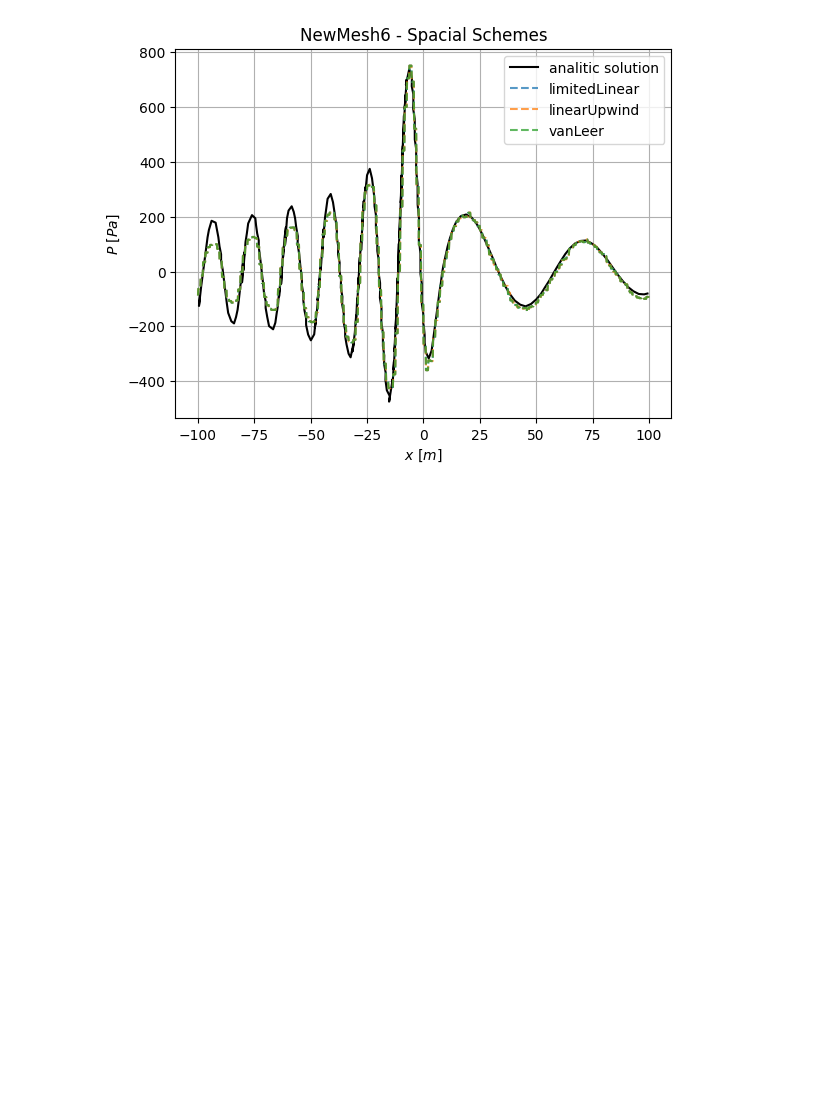
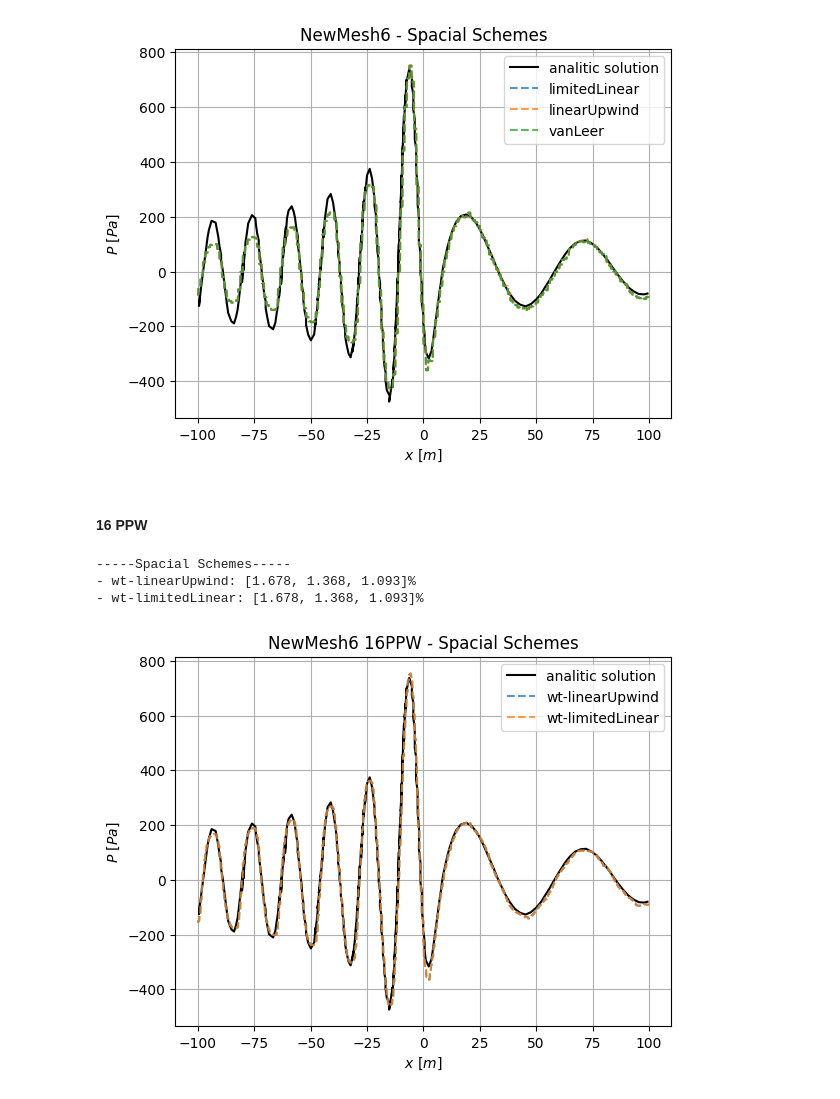
Before and after one commit to Widmark-Kaue/Aeroacoustics-Monopole-Errors, a Jupyter notebook: scripts/schemes.ipynb, the cells around one changed output. Saved outputs shown, nothing was run; the diff lists cells and outputs as text; code cells hidden in the pictures; blank space fills up the shorter version.

```diff
--- a/scripts/schemes.ipynb
+++ b/scripts/schemes.ipynb
@@ -311,3 +330,22 @@ plotSchemes(psimS, analitc=sol, title='NewMesh6 - Spacial Schemes', save=save)
 - linearUpwind: [8.93, 2.635, 1.371]%
 - vanLeer: [8.873, 2.632, 1.32]%
 [figure]
+# %% [markdown]
+#### 16 PPW
+# %%
+psimS = importData(case = 'newMesh6-16ppw', test='spacialTest')
+dic   = {'Spacial Schemes':psimS}
+
+for type in dic:
+    print(5*'-' + f'{type}' + 5*'-')
+    for scheme in dic[type]:
+        rms =  rmsSpacial((xa,pa), dic[type][scheme], windows=win)
+        print(f'- {scheme}: {[round(i*100,3) for i in rms]}%')
+
+
+plotSchemes(psimS, analitc=sol, title='NewMesh6 16PPW - Spacial Schemes', save=True)
+# %% [output]
+-----Spacial Schemes-----
+- wt-linearUpwind: [1.678, 1.368, 1.093]%
+- wt-limitedLinear: [1.678, 1.368, 1.093]%
+[figure, added]
```
Also changed, not shown: parts of 6 cells of this notebook.
